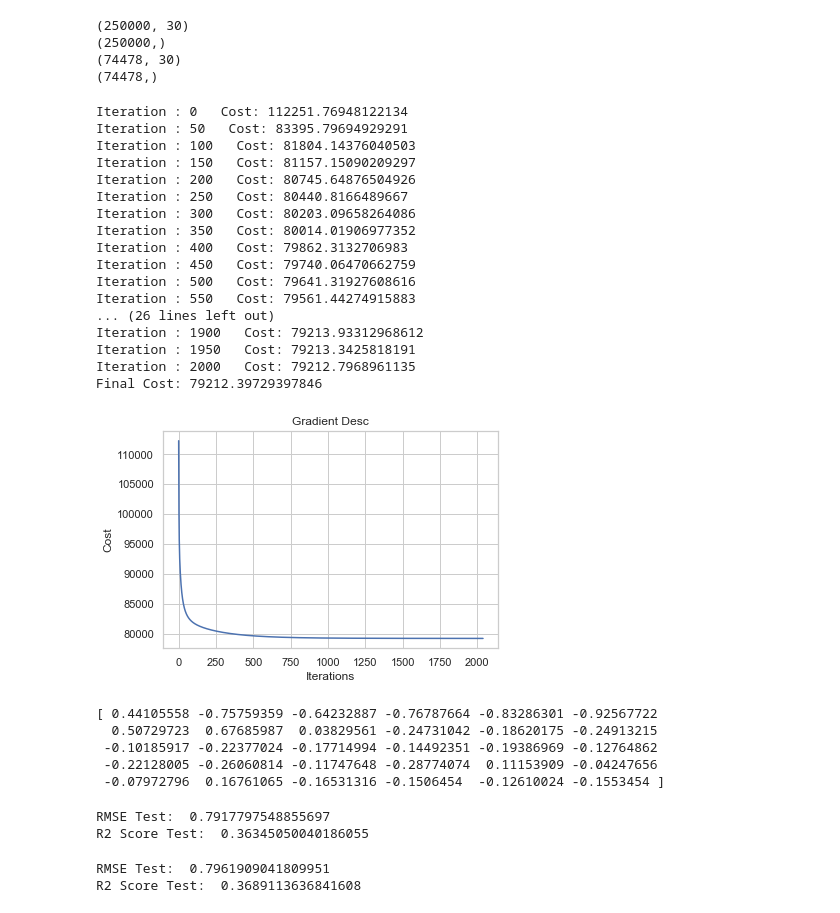
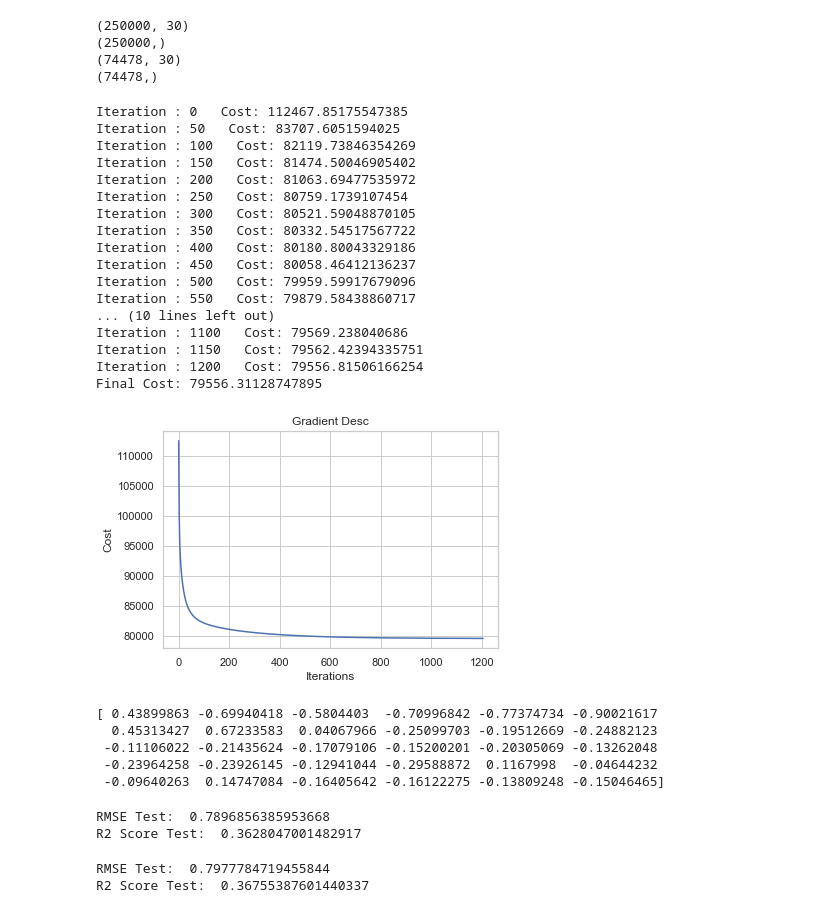
Before and after one commit to pyt243/DM-Project-MyCallSpeed, a Jupyter notebook: code/ISP Recommender and Analyser System.ipynb, the cells around one changed output. Cells and saved outputs as stored; diff of their text form; code cells hidden in the pictures.

```diff
--- a/code/ISP Recommender and Analyser System.ipynb
+++ b/code/ISP Recommender and Analyser System.ipynb
@@ -765,53 +765,53 @@ def calc_cost(X,Y,theta):
 # %%
 cost_hist = []
 itr_hist = []
 prev_cost = 0
 lr = 0.000001
 theta = np.zeros(X_train.shape[1],dtype="float")
 for it in range(5000):
     predictions = np.dot(X_train,theta)
     for i in range(len(theta)):
         theta[i] = theta[i] - lr * np.dot(predictions-Y_train,X_train[:,i])
     curr_cost = calc_cost(X_train,Y_train,theta)
     itr_hist.append(it)
     cost_hist.append(curr_cost)
     if it%50 == 0:
         print("Iteration :",it,"  Cost:",curr_cost)
-    if abs(curr_cost - prev_cost) < 0.01:
+    if abs(curr_cost - prev_cost) < 0.1:
         print("Final Cost:",curr_cost)
         break
     prev_cost = curr_cost
 
 plt.plot(itr_hist,cost_hist)
 plt.xlabel("Iterations")
 plt.ylabel("Cost")
 plt.title("Gradient Desc")
 plt.show()
 print(theta)
 # %% [output]
-Iteration : 0   Cost: 112251.76948122134
-Iteration : 50   Cost: 83395.79694929291
-Iteration : 100   Cost: 81804.14376040503
-Iteration : 150   Cost: 81157.15090209297
-Iteration : 200   Cost: 80745.64876504926
-Iteration : 250   Cost: 80440.8166489667
-Iteration : 300   Cost: 80203.09658264086
-Iteration : 350   Cost: 80014.01906977352
-Iteration : 400   Cost: 79862.3132706983
-Iteration : 450   Cost: 79740.06470662759
-Iteration : 500   Cost: 79641.31927608616
-Iteration : 550   Cost: 79561.44274915883
-... (26 lines left out)
-Iteration : 1900   Cost: 79213.93312968612
-Iteration : 1950   Cost: 79213.3425818191
-Iteration : 2000   Cost: 79212.7968961135
-Final Cost: 79212.39729397846
+Iteration : 0   Cost: 112467.85175547385
+Iteration : 50   Cost: 83707.6051594025
+Iteration : 100   Cost: 82119.73846354269
+Iteration : 150   Cost: 81474.50046905402
+Iteration : 200   Cost: 81063.69477535972
+Iteration : 250   Cost: 80759.1739107454
+Iteration : 300   Cost: 80521.59048870105
+Iteration : 350   Cost: 80332.54517567722
+Iteration : 400   Cost: 80180.80043329186
+Iteration : 450   Cost: 80058.46412136237
+Iteration : 500   Cost: 79959.59917679096
+Iteration : 550   Cost: 79879.58438860717
+... (10 lines left out)
+Iteration : 1100   Cost: 79569.238040686
+Iteration : 1150   Cost: 79562.42394335751
+Iteration : 1200   Cost: 79556.81506166254
+Final Cost: 79556.31128747895
-[figure, old version]
+[figure, new version]
-[ 0.44105558 -0.75759359 -0.64232887 -0.76787664 -0.83286301 -0.92567722
-  0.50729723  0.67685987  0.03829561 -0.24731042 -0.18620175 -0.24913215
- -0.10185917 -0.22377024 -0.17714994 -0.14492351 -0.19386969 -0.12764862
- -0.22128005 -0.26060814 -0.11747648 -0.28774074  0.11153909 -0.04247656
- -0.07972796  0.16761065 -0.16531316 -0.1506454  -0.12610024 -0.1553454 ]
+[ 0.43899863 -0.69940418 -0.5804403  -0.70996842 -0.77374734 -0.90021617
+  0.45313427  0.67233583  0.04067966 -0.25099703 -0.19512669 -0.24882123
+ -0.11106022 -0.21435624 -0.17079106 -0.15200201 -0.20305069 -0.13262048
+ -0.23964258 -0.23926145 -0.12941044 -0.29588872  0.1167998  -0.04644232
+ -0.09640263  0.14747084 -0.16405642 -0.16122275 -0.13809248 -0.15046465]
 # %%
 from sklearn.metrics import mean_squared_error
 from sklearn.metrics import r2_score
@@ -821,15 +821,15 @@ pred = np.dot(X_test,theta)
 print("RMSE Test: ",sqrt(mean_squared_error(Y_test, pred)))
 print("R2 Score Test: ",r2_score(Y_test,pred))
 # %% [output]
-RMSE Test:  0.7917797548855697
-R2 Score Test:  0.36345050040186055
+RMSE Test:  0.7896856385953668
+R2 Score Test:  0.3628047001482917
 # %%
 pred = np.dot(X_train,theta)
 print("RMSE Test: ",sqrt(mean_squared_error(Y_train, pred)))
 print("R2 Score Test: ",r2_score(Y_train,pred))
 # %% [output]
-RMSE Test:  0.7961909041809951
-R2 Score Test:  0.3689113636841608
+RMSE Test:  0.7977784719455844
+R2 Score Test:  0.36755387601440337
 # %%
 shuf_df.describe()
 # %% [output]
```
Also changed, not shown: parts of 19 cells of this notebook.
